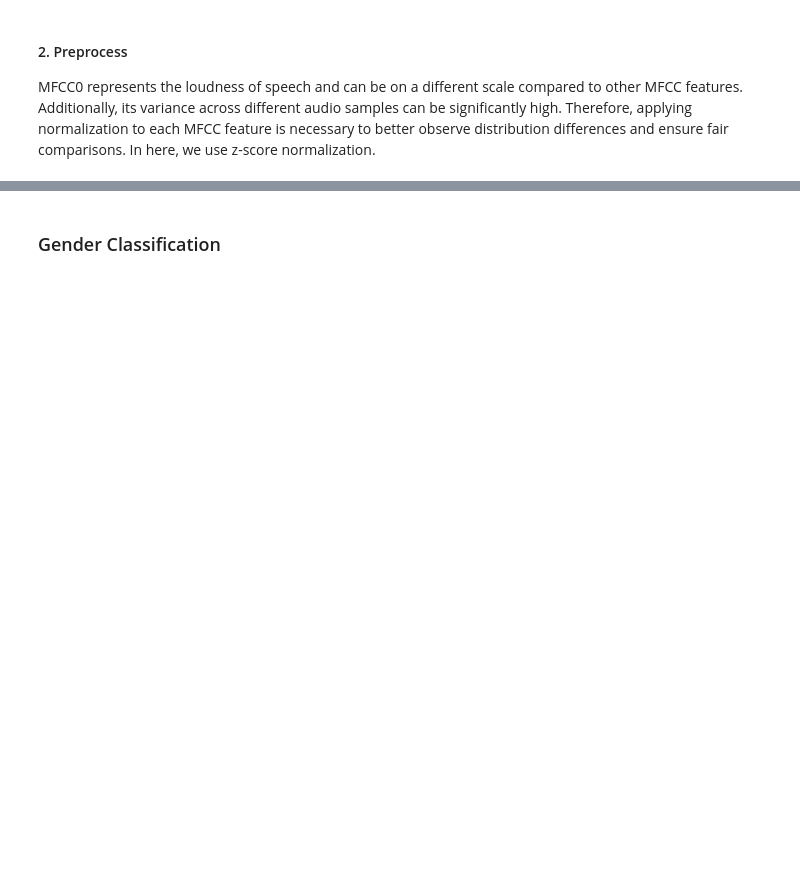
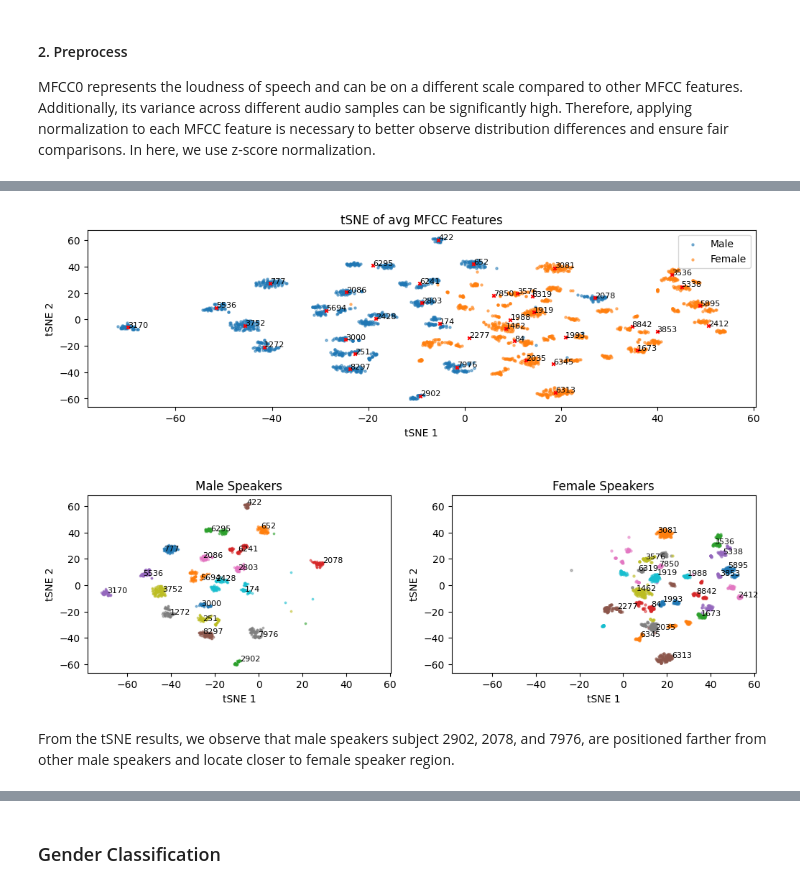
Before and after one commit to Morris88826/gender_speaker, a Jupyter notebook: task1.ipynb, the cells around one changed output, grey strips where cells are left out. Drawn from its saved outputs; the diff is of its cells as text; code cells hidden in the pictures; blank space fills up the shorter version.

```diff
--- a/task1.ipynb
+++ b/task1.ipynb
@@ -178,0 +198,52 @@ female_mfcc_norm = scaler.transform(female_mfccs)
+# %%
+from sklearn.manifold import TSNE
+tsne = TSNE(n_components=2)
+X = tsne.fit_transform(mfcc_norm)
+y = avg_mfcc_df['gender_labels'].values
+sy = avg_mfcc_df['speaker_id'].values
+# %%
+fig = plt.figure(figsize=(12, 8))
+gs = fig.add_gridspec(2, 2)
+
+ax1 = fig.add_subplot(gs[0, :])
+# combine axes
+ax1.scatter(X[y == 0, 0], X[y==0, 1], label='Male', alpha=0.5, s=5)
+ax1.scatter(X[y == 1, 0], X[y==1, 1], label='Female', alpha=0.5, s=5)
+for i in list(set(sy)):
+    pos = np.where(sy == i)[0]
+    centroid = np.mean(X[pos], axis=0)
+    ax1.scatter(centroid[0], centroid[1], s=10, marker='x', color='red')
+    ax1.text(centroid[0], centroid[1], str(i), fontsize=8)
+ax1.legend()
+ax1.set_xlabel('tSNE 1')
+ax1.set_ylabel('tSNE 2')
+ax1.set_title('tSNE of avg MFCC Features')
+
+# Bottom row: Two separate plots
+ax2 = fig.add_subplot(gs[1, 0])
+for i in list(set(sy[y==0])):
+    pos = np.where(sy == i)[0]
+    ax2.scatter(X[pos, 0], X[pos, 1], s=3, alpha=0.5)
+    ax2.text(X[pos[0], 0], X[pos[0], 1], str(i), fontsize=8)
+ax2.set_xlabel('tSNE 1')
+ax2.set_ylabel('tSNE 2')
+ax2.set_title('Male Speakers')
+ax2.sharex(ax1)
+ax2.sharey(ax1)
+
+ax3 = fig.add_subplot(gs[1, 1])
+for i in list(set(sy[y==1])):
+    pos = np.where(sy == i)[0]
+    ax3.scatter(X[pos, 0], X[pos, 1], s=5, alpha=0.5)
+    ax3.text(X[pos[0], 0], X[pos[0], 1], str(i), fontsize=8)
+ax3.set_xlabel('tSNE 1')
+ax3.set_ylabel('tSNE 2')
+ax3.set_title('Female Speakers')
+ax3.sharex(ax1)
+ax3.sharey(ax1)
+plt.subplots_adjust(hspace=0.5)
+plt.show()
+# %% [output]
+[figure, added]
+# %% [markdown]
+From the tSNE results, we observe that male speakers subject 2902, 2078, and 7976, are positioned farther from other male speakers and locate closer to female speaker region.
```
Also changed, not shown: parts of 48 cells of this notebook, 7 other files.
